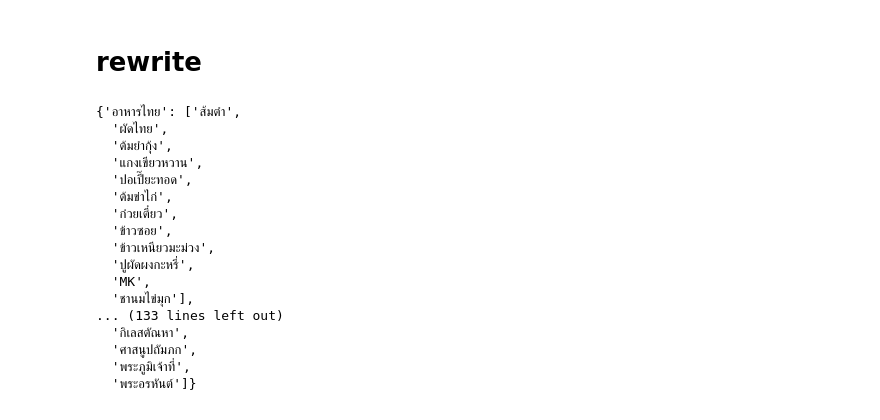
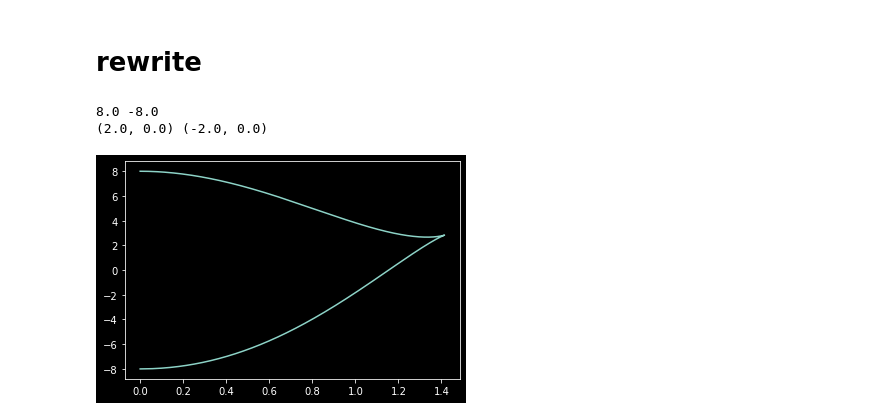
Before and after one commit to YuugenP/nozomiyamada.github.io, a Jupyter notebook: thaiword.ipynb, the cells around one changed output. Drawn from its saved outputs; the diff is of its cells as text; code cells hidden in the pictures.

```diff
--- a/thaiword.ipynb
+++ b/thaiword.ipynb
@@ -110,20 +31,25 @@ for d in dic.values():
-# %%
-dic
-# %% [output]
-{'อาหารไทย': ['ส้มตำ',
-  'ผัดไทย',
-  'ต้มยำกุ้ง',
-  'แกงเขียวหวาน',
-  'ปอเปี๊ยะทอด',
-  'ต้มข่าไก่',
-  'ก๋วยเตี๋ยว',
-  'ข้าวซอย',
-  'ข้าวเหนียวมะม่วง',
-  'ปูผัดผงกะหรี่',
-  'MK',
-  'ชานมไข่มุก'],
-... (133 lines left out)
-  'กิเลสตัณหา',
-  'ศาสนูปถัมภก',
-  'พระภูมิเจ้าที่',
-  'พระอรหันต์']}
+# %%
+import numpy as np
+x = np.linspace(-2,2,5000)
+y = np.sqrt((4-x**2)/2)
+# %%
+M, m = 0, 0
+z = []
+for i, j in zip(x,y):
+    z1 = i**3 + j**3
+    z2 = i**3 + (-j)**3
+    z.append(z1)
+    if z1 > M:
+        M = z1; L = (i,j)
+    if z2 > M:
+        M = z2; L = (i,j)
+    if z1 < m:
+        m = z1; l = (i,j)
+    if z2 < m:
+        m = z2; l = (i,j)
+# %%
+print(M, m)
+print(L, l)
+# %% [output]
+8.0 -8.0
+(2.0, 0.0) (-2.0, 0.0)
@@ -129,0 +58,5 @@ dic
+# %%
+plt.plot(y,z)
+plt.show()
+# %% [output]
+[figure, added]
```
Also changed, not shown: parts of 19 cells of this notebook.
